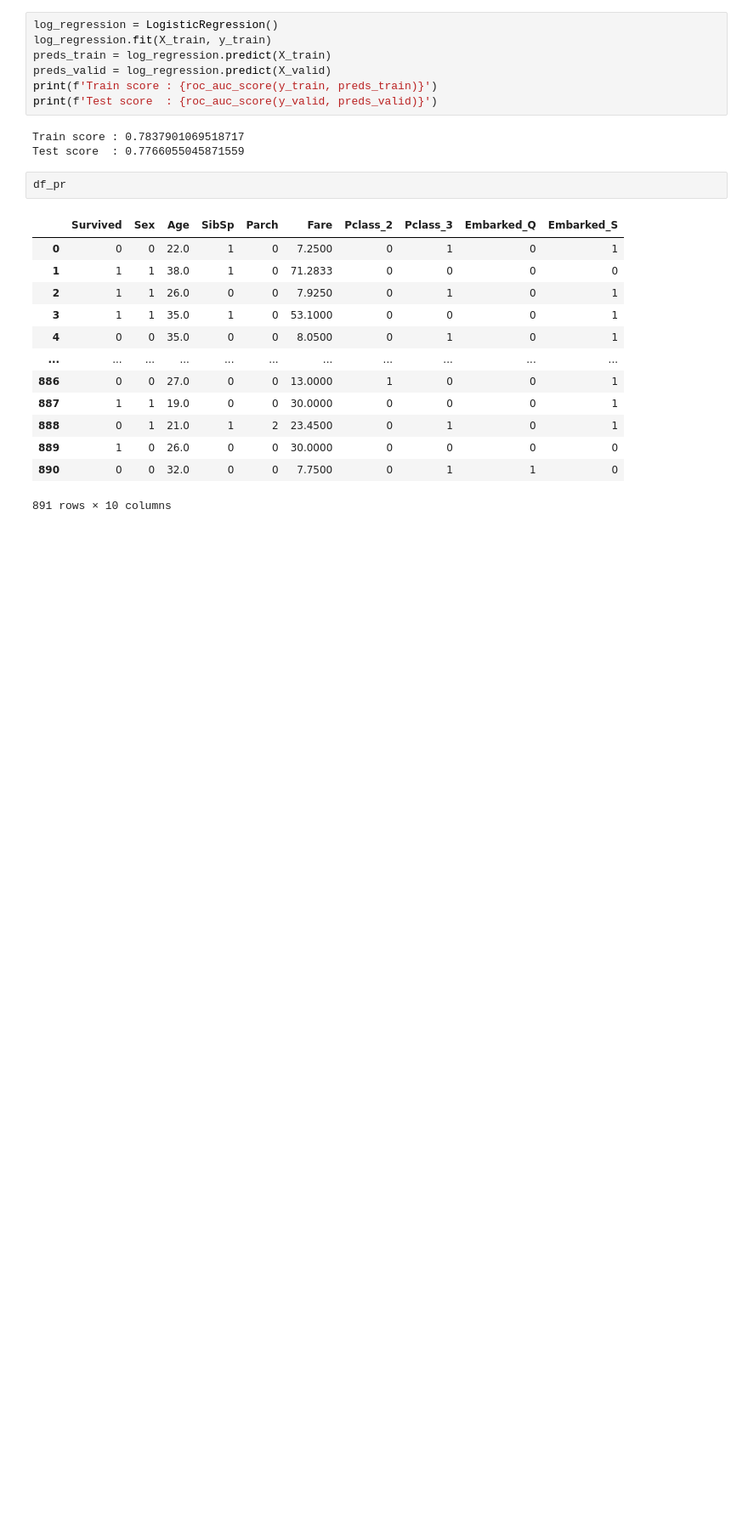
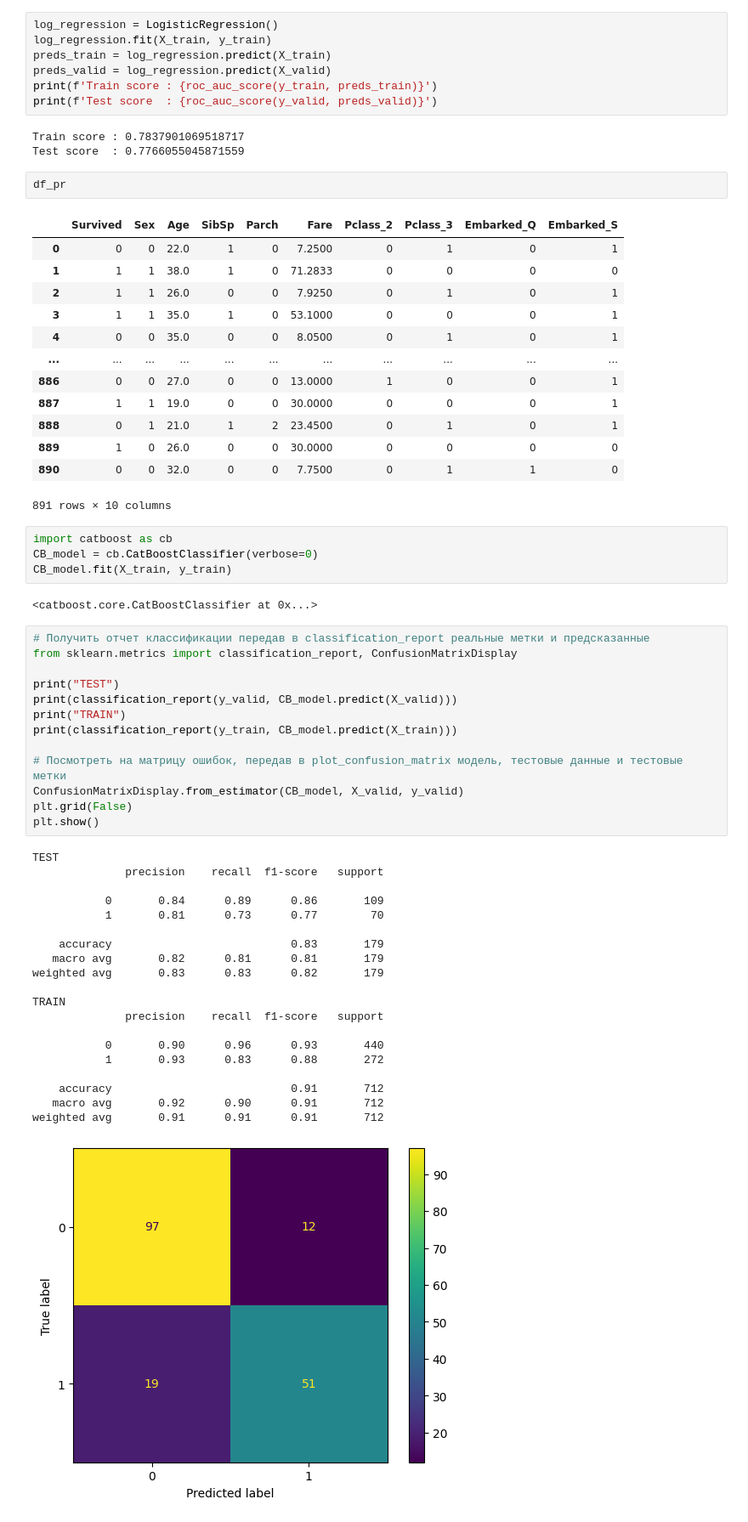
Before and after one commit to Filibonus/Titanic, a Jupyter notebook: titanic.ipynb, the cells around one changed output. Shown at 85% size. Saved outputs shown, nothing was run; the diff lists cells and outputs as text; blank space fills up the shorter version.

Commit message:
catboost + forest

```diff
--- a/titanic.ipynb
+++ b/titanic.ipynb
@@ -361,3 +361,43 @@ df_pr
 | 889 | 1 | 0 | 26.0 | 0 | 0 | 30.0000 | 0 | 0 | 0 | 0 |
 | 890 | 0 | 0 | 32.0 | 0 | 0 | 7.7500 | 0 | 1 | 1 | 0 |
 891 rows × 10 columns
+# %%
+import catboost as cb
+CB_model = cb.CatBoostClassifier(verbose=0)
+CB_model.fit(X_train, y_train)
+# %% [output]
+<catboost.core.CatBoostClassifier at 0x...>
+# %%
+# Получить отчет классификации передав в classification_report реальные метки и предсказанные
+from sklearn.metrics import classification_report, ConfusionMatrixDisplay
+
+print("TEST")
+print(classification_report(y_valid, CB_model.predict(X_valid)))
+print("TRAIN")
+print(classification_report(y_train, CB_model.predict(X_train)))
+
+# Посмотреть на матрицу ошибок, передав в plot_confusion_matrix модель, тестовые данные и тестовые метки
+ConfusionMatrixDisplay.from_estimator(CB_model, X_valid, y_valid)
+plt.grid(False)
+plt.show()
+# %% [output]
+TEST
+              precision    recall  f1-score   support
+
+           0       0.84      0.89      0.86       109
+           1       0.81      0.73      0.77        70
+
+    accuracy                           0.83       179
+   macro avg       0.82      0.81      0.81       179
+weighted avg       0.83      0.83      0.82       179
+
+TRAIN
+              precision    recall  f1-score   support
+
+           0       0.90      0.96      0.93       440
+           1       0.93      0.83      0.88       272
+
+    accuracy                           0.91       712
+   macro avg       0.92      0.90      0.91       712
+weighted avg       0.91      0.91      0.91       712
+[figure, added]
```
Also changed, not shown: parts of 1 cell of this notebook.
